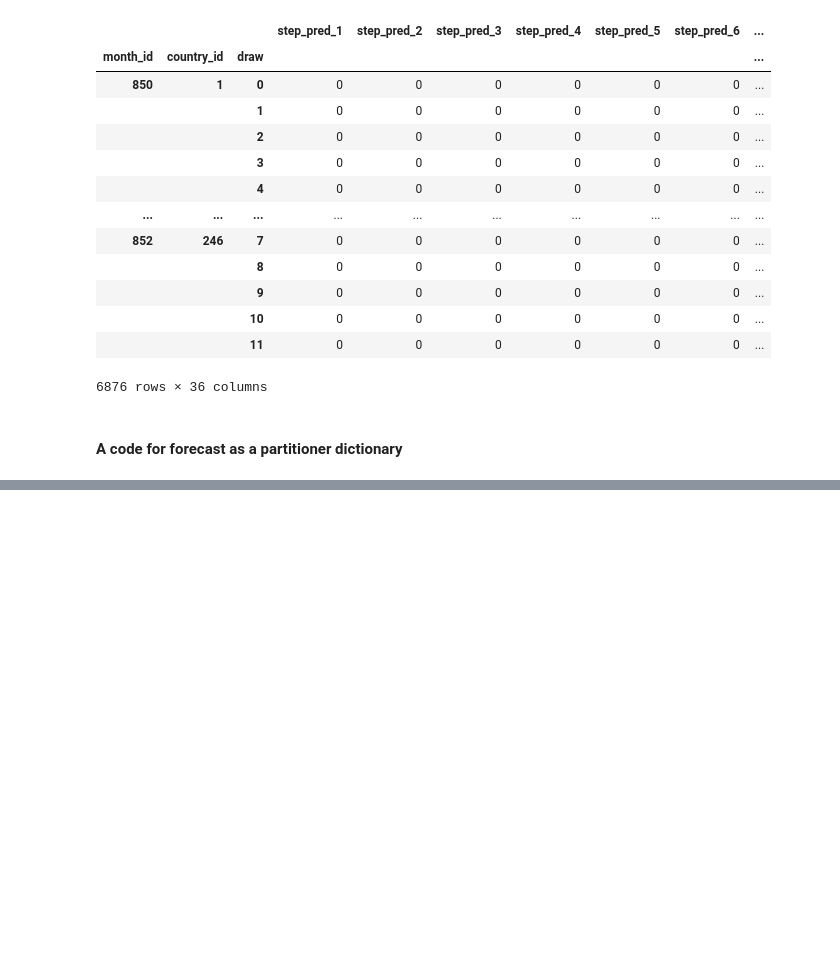
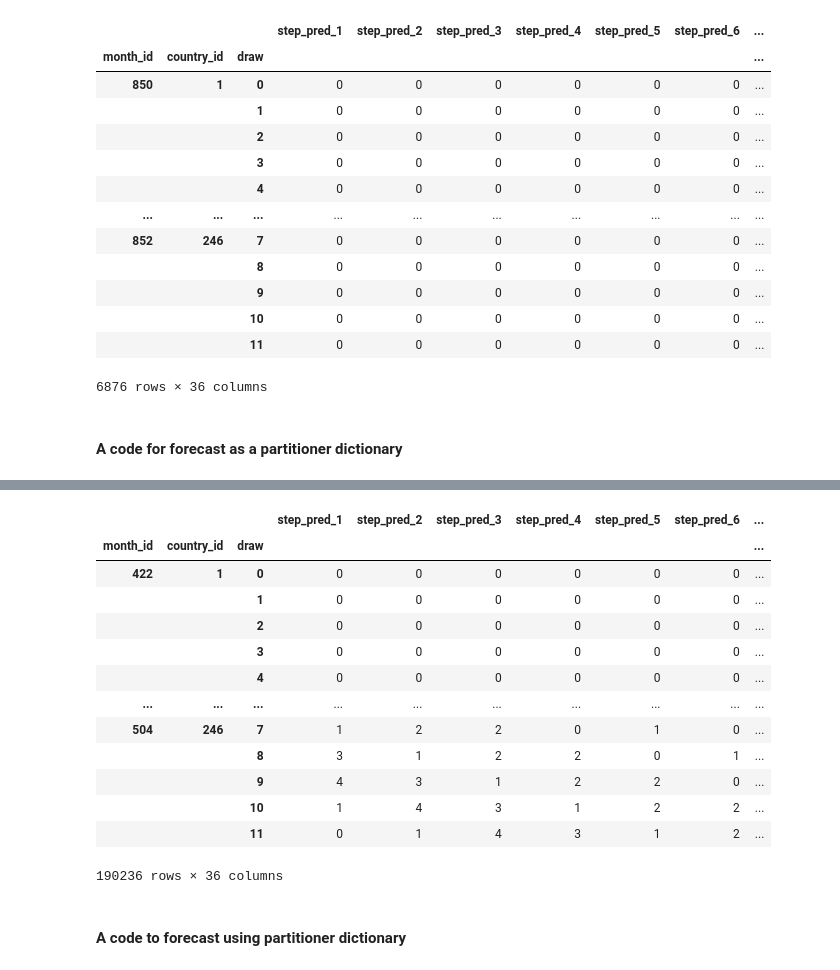
Before and after one commit to prio-data/conflictology_views_model, a Jupyter notebook: function.ipynb, the cells around one changed output, grey strips where cells are left out. Cells and saved outputs as stored; diff of their text form; code cells hidden in the pictures; blank space fills up the shorter version.

Commit message:
added a function that uses training partitioner

```diff
--- a/function.ipynb
+++ b/function.ipynb
@@ -879,8 +879,7 @@ def views_conflictology_forecast(start_month_of_forecast):
         df_conflictology_country[i].set_index(
             ['month_id', 'country_id', 'draw'], inplace=True)
         for x in range(2, 37):
-            df_conflictology_country[i][f'step_pred_{
-                x}'] = df_conflictology_country[i]['step_pred_1'].shift(x-1).fillna(0).astype("int32")
+            df_conflictology_country[i][f'step_pred_{x}'] = df_conflictology_country[i]['step_pred_1'].shift(x-1).fillna(0).astype("int32")
 
     # In[295]:
 
@@ -966,3 +965,5 @@ def views_conflictology_forecast(start_month_of_forecast):
 
     # ### The above is an algorithm _______________
     return forecast
+# %%
+df = views_conflictology_forecast((422,504))
@@ -968,0 +989,19 @@ def views_conflictology_forecast(start_month_of_forecast):
+# %%
+df
+# %% [output]
+|  |  |  | step_pred_1 | step_pred_2 | step_pred_3 | step_pred_4 | step_pred_5 | step_pred_6 | ... |
+| month_id | country_id | draw |  |  |  |  |  |  | ... |
+| 422 | 1 | 0 | 0 | 0 | 0 | 0 | 0 | 0 | ... |
+|  |  | 1 | 0 | 0 | 0 | 0 | 0 | 0 | ... |
+|  |  | 2 | 0 | 0 | 0 | 0 | 0 | 0 | ... |
+|  |  | 3 | 0 | 0 | 0 | 0 | 0 | 0 | ... |
+|  |  | 4 | 0 | 0 | 0 | 0 | 0 | 0 | ... |
+| ... | ... | ... | ... | ... | ... | ... | ... | ... | ... |
+| 504 | 246 | 7 | 1 | 2 | 2 | 0 | 1 | 0 | ... |
+|  |  | 8 | 3 | 1 | 2 | 2 | 0 | 1 | ... |
+|  |  | 9 | 4 | 3 | 1 | 2 | 2 | 0 | ... |
+|  |  | 10 | 1 | 4 | 3 | 1 | 2 | 2 | ... |
+|  |  | 11 | 0 | 1 | 4 | 3 | 1 | 2 | ... |
+190236 rows × 36 columns
+# %% [markdown]
+#### A code to forecast using partitioner dictionary
```
Also changed, not shown: parts of 2 cells of this notebook.
